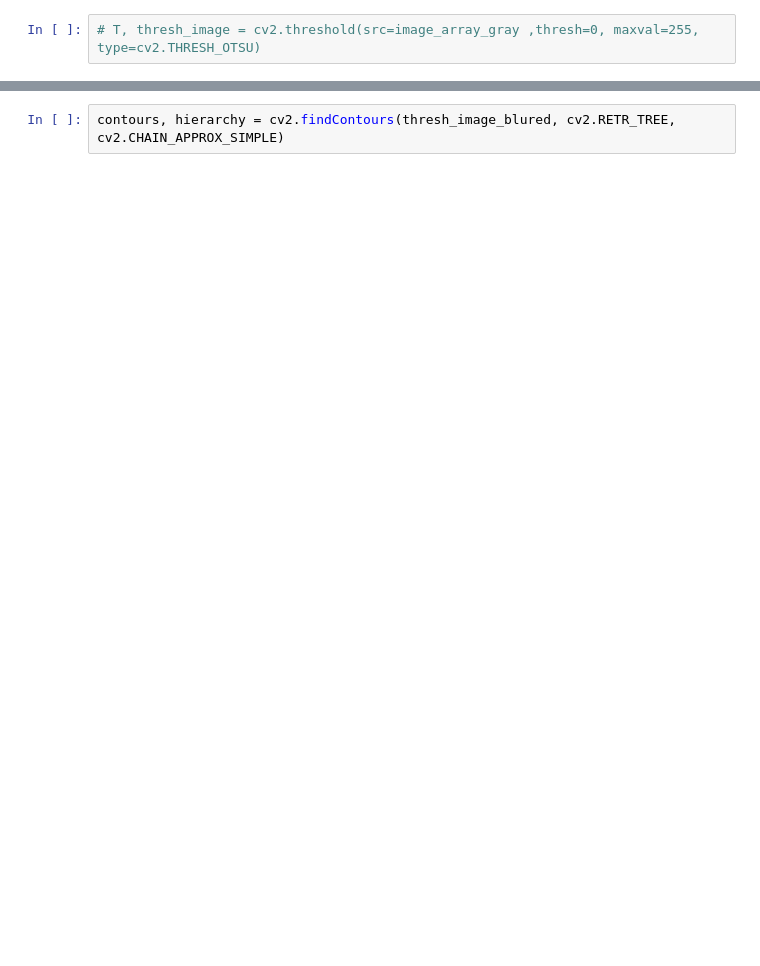
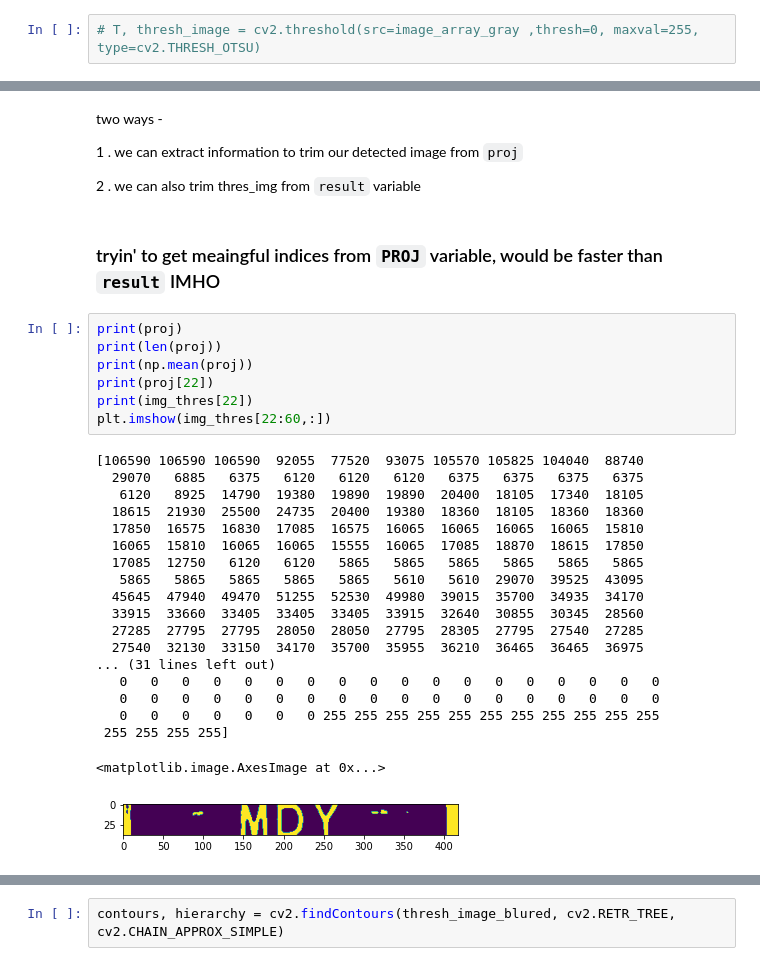
Before and after one commit to minlaxz/mm-alpr, a Jupyter notebook: Recognition/seg-character-test.ipynb, the cells around one changed output, grey strips where cells are left out. Drawn from its saved outputs; the diff is of its cells as text; blank space fills up the shorter version.

```diff
--- a/Recognition/seg-character-test.ipynb
+++ b/Recognition/seg-character-test.ipynb
@@ -227,0 +264,35 @@ plt.imshow(thresh_image_blured)
+# %% [markdown]
+two ways -
+
+1 . we can extract information to trim our detected image from `proj`
+
+2 . we can also trim thres_img from `result` variable
+# %% [markdown]
+### tryin' to get meaingful indices from `PROJ` variable, would be faster than `result` IMHO
+# %%
+print(proj)
+print(len(proj))
+print(np.mean(proj))
+print(proj[22])
+print(img_thres[22])
+plt.imshow(img_thres[22:60,:])
+# %% [output]
+[106590 106590 106590  92055  77520  93075 105570 105825 104040  88740
+  29070   6885   6375   6120   6120   6120   6375   6375   6375   6375
+   6120   8925  14790  19380  19890  19890  20400  18105  17340  18105
+  18615  21930  25500  24735  20400  19380  18360  18105  18360  18360
+  17850  16575  16830  17085  16575  16065  16065  16065  16065  15810
+  16065  15810  16065  16065  15555  16065  17085  18870  18615  17850
+  17085  12750   6120   6120   5865   5865   5865   5865   5865   5865
+   5865   5865   5865   5865   5865   5610   5610  29070  39525  43095
+  45645  47940  49470  51255  52530  49980  39015  35700  34935  34170
+  33915  33660  33405  33405  33405  33915  32640  30855  30345  28560
+  27285  27795  27795  28050  28050  27795  28305  27795  27540  27285
+  27540  32130  33150  34170  35700  35955  36210  36465  36465  36975
+... (31 lines left out)
+   0   0   0   0   0   0   0   0   0   0   0   0   0   0   0   0   0   0
+   0   0   0   0   0   0   0   0   0   0   0   0   0   0   0   0   0   0
+   0   0   0   0   0   0   0 255 255 255 255 255 255 255 255 255 255 255
+ 255 255 255 255]
+<matplotlib.image.AxesImage at 0x...>
+[figure, added]
```
Also changed, not shown: parts of 84 cells of this notebook, 2 other files.
